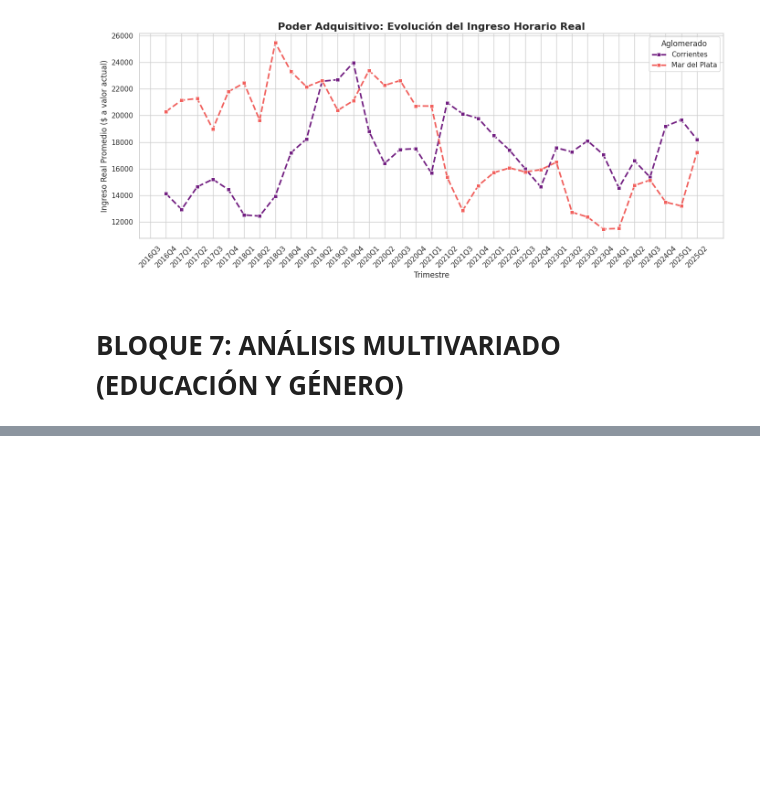
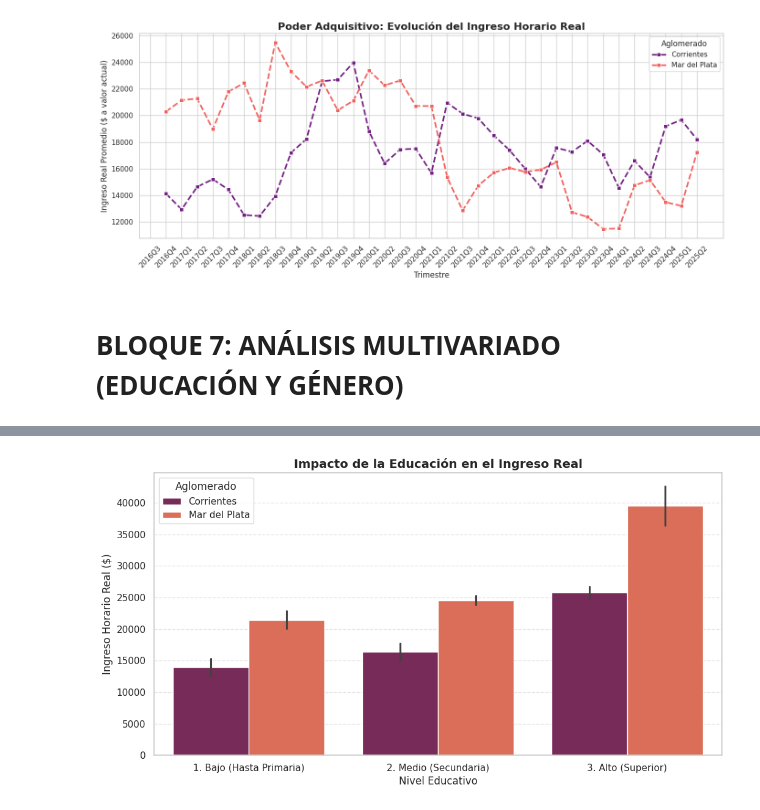
Before and after one commit to FacuIbrra1/TP-FINAL-INTRO, a Jupyter notebook: TP FINAL PRUEBA.ipynb, the cells around one changed output, grey strips where cells are left out. Cells and saved outputs as stored; diff of their text form; code cells hidden in the pictures; blank space fills up the shorter version.

```diff
--- a/TP FINAL PRUEBA.ipynb
+++ b/TP FINAL PRUEBA.ipynb
@@ -488,0 +406,95 @@ KeyError: 'nived'
+# %%
+# --- BLOQUE 7 CORREGIDO: ANÁLISIS MULTIVARIADO (EDUCACIÓN Y GÉNERO) ---
+
+def analisis_brechas_ingreso(df_completo):
+    print("🧠 Procesando datos para análisis multivariado...")
+
+    df_multi = df_completo.copy()
+
+    # --- 1. INTELIGENCIA DE VARIABLES ---
+    # Detectamos qué columna de educación tenemos disponible
+    col_educacion = None
+
+    if 'nived' in df_multi.columns:
+        col_educacion = 'nived'
+        print("✅ Variable de educación detectada: 'nived' (Nivel Educativo)")
+    elif 'ch12' in df_multi.columns:
+        col_educacion = 'ch12'
+        print("⚠️ 'nived' no encontrada. Usando 'ch12' (Nivel más alto cursado) como alternativa.")
+    else:
+        # Si no encuentra ninguna, listamos las que hay para diagnosticar
+        print("❌ ERROR: No se encuentran variables de educación.")
+        cols_posibles = [c for c in df_multi.columns if 'niv' in c or 'edu' in c or 'ch1' in c]
+        print(f"Columnas parecidas disponibles: {cols_posibles}")
+        return
+
+    # --- 2. CLASIFICACIÓN SEGÚN LA VARIABLE ENCONTRADA ---
+    def clasificar_educacion(val):
+        if pd.isna(val): return 'Ns/Nr'
+        val = int(val)
+
+        if col_educacion == 'nived':
+            # Códigos NIVED: 1-3 (Bajo), 4-5 (Medio), 6-7 (Alto)
+            if val in [1, 2, 3]: return '1. Bajo (Hasta Primaria)'
+            elif val in [4, 5]: return '2. Medio (Secundaria)'
+            elif val in [6, 7]: return '3. Alto (Superior)'
+
+        elif col_educacion == 'ch12':
+            # Códigos CH12: 1=Jardin, 2=Primaria, 3=EGB, 4=Secundaria, 5=Polimodal, 6=Terciario, 7=Univ, 8=Posgrado
+            if val in [1, 2, 3]: return '1. Bajo (Hasta Primaria)'
+            elif val in [4, 5]: return '2. Medio (Secundaria)'
+            elif val in [6, 7, 8]: return '3. Alto (Superior)'
+
+        return 'Ns/Nr'
+
+    # Aplicamos la clasificación
+    df_multi['nivel_educativo_agrupado'] = df_multi[col_educacion].apply(clasificar_educacion)
+
+    # --- 3. MAPEO DE GÉNERO (CH04) ---
+    if 'ch04' in df_multi.columns:
+        df_multi['genero_desc'] = df_multi['ch04'].map({1: 'Varón', 2: 'Mujer'})
+    else:
+        print("⚠️ Variable 'ch04' (sexo) no encontrada. Saltando análisis de género.")
+        df_multi['genero_desc'] = 'Desconocido'
+
+    # Filtros de limpieza
+    df_multi = df_multi[df_multi['nivel_educativo_agrupado'] != 'Ns/Nr']
+    df_multi = df_multi[df_multi['ingreso_horario_real'] > 0]
+
+    # --- 4. CÁLCULO DE PROMEDIOS ---
+    tabla_brechas = df_multi.groupby(['aglomerado', 'genero_desc', 'nivel_educativo_agrupado'])['ingreso_horario_real'].mean().reset_index()
+
+    nombres_aglo = {34: 'Mar del Plata', 12: 'Corrientes'}
+    tabla_brechas['Ciudad'] = tabla_brechas['aglomerado'].map(nombres_aglo)
+
+    print("-" * 50)
+    print("✅ Tabla de análisis generada exitosamente. Primeros datos:")
+    display(tabla_brechas.head())
+
+    # --- GRÁFICOS ---
+    import seaborn as sns
+    import matplotlib.pyplot as plt
+
+    # Gráfico 1: Educación
+    plt.figure(figsize=(12, 6))
+    sns.barplot(data=tabla_brechas, x='nivel_educativo_agrupado', y='ingreso_horario_real', hue='Ciudad', palette='rocket')
+    plt.title('Impacto de la Educación en el Ingreso Real', fontsize=14, fontweight='bold')
+    plt.ylabel('Ingreso Horario Real ($)')
+    plt.xlabel('Nivel Educativo')
+    plt.legend(title='Aglomerado')
+    plt.grid(axis='y', linestyle='--', alpha=0.5)
+    plt.show()
+
+    # Gráfico 2: Género
+    plt.figure(figsize=(10, 5))
+    sns.barplot(data=tabla_brechas, x='Ciudad', y='ingreso_horario_real', hue='genero_desc', palette='Set2')
+    plt.title('Brecha de Ingresos por Género', fontsize=14, fontweight='bold')
+    plt.ylabel('Ingreso Horario Real ($)')
+    plt.show()
+
+# Ejecutamos
+if 'df_trabajo' in globals():
+    analisis_brechas_ingreso(df_trabajo)
+else:
+    print("⚠️ Debes correr el Bloque 4 antes.")
+# %% [output]
@@ -488,0 +511 @@ KeyError: 'nived'
+[figure, added]
```
Also changed, not shown: parts of 2 cells of this notebook.
